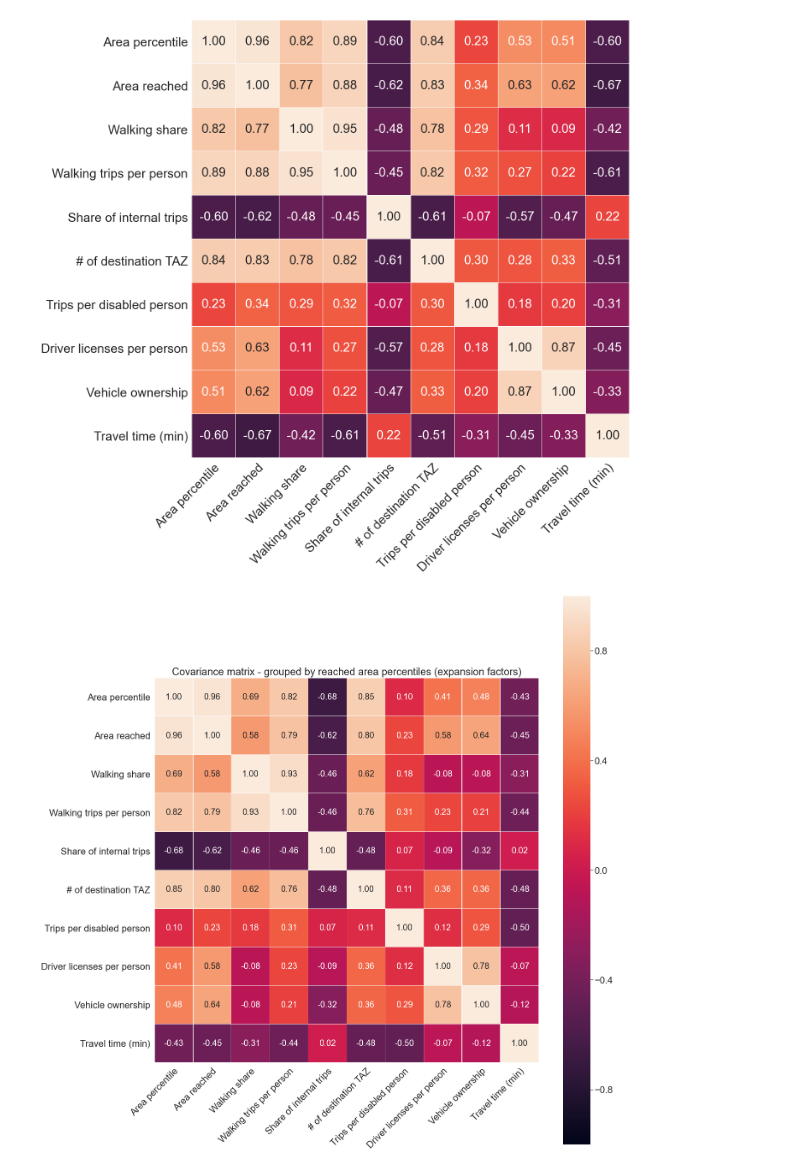
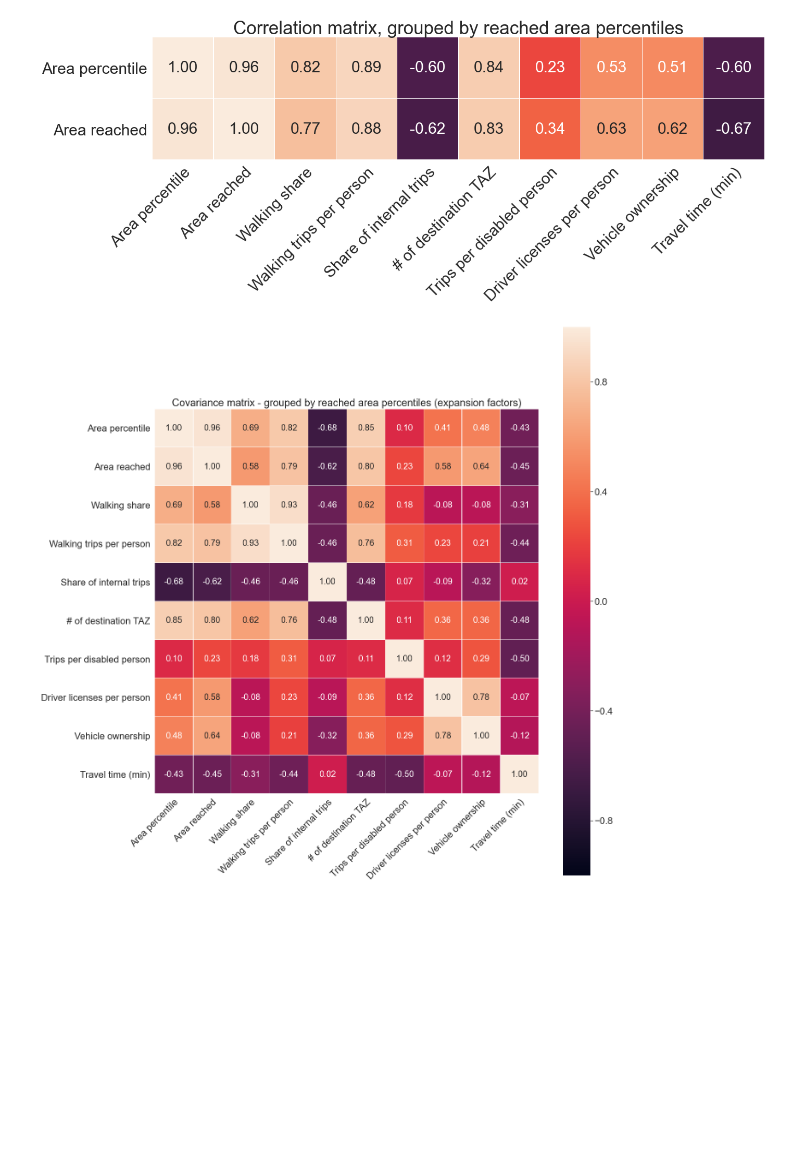
Before and after one commit to rafleo2008/GOAT_Bogota_extrafiles, a Jupyter notebook: src/GOAT_Analysis/03_B_Indicators_correlations_deciles.ipynb, the cells around one changed output. Drawn from its saved outputs; the diff is of its cells as text; code cells hidden in the pictures; blank space fills up the shorter version.

```diff
--- a/src/GOAT_Analysis/03_B_Indicators_correlations_deciles.ipynb
+++ b/src/GOAT_Analysis/03_B_Indicators_correlations_deciles.ipynb
@@ -39,25 +59,26 @@ cov_mat = np.corrcoef(X_std.T)
 # %%
 plt.figure(figsize=(20,20))
 sns.set(font_scale=2)
-hm = sns.heatmap(cov_mat,
+hm = sns.heatmap(cov_mat[0:2],
                  cbar=False,
                  annot=True,
                  square=True,
                  fmt='.2f',
                  annot_kws={'size':30},
-                 yticklabels=col_labels,
+                 yticklabels=col_labels[0:2],
                  xticklabels=col_labels,
                  vmin = -1,
                  vmax = 1,
                  linewidths = 0.1)
 plt.setp(hm.get_xticklabels(), rotation=45, ha="right",
          rotation_mode="anchor")
 #plt.title('Covariance matrix - grouped by reached area percentiles (n)')
 plt.tick_params(axis = 'both', labelsize = 30)
+plt.title('Correlation matrix, grouped by reached area percentiles', fontsize = 35)
 plt.tight_layout()
 plt.show()
 # %% [output]
-[figure, old version]
+[figure, new version]
 # %%
 var_columns = ['area_deciles','numeric_deciles','walking_share_ef','walking_trips_ef','share_internal_trips_ef','no_of_dest_zat','trips_person_disabled_ef','lic_pers_ef','mot_rate','t_time_min']
 stdsc = StandardScaler()
```
Also changed, not shown: parts of 1 cell of this notebook, 3 other files.
